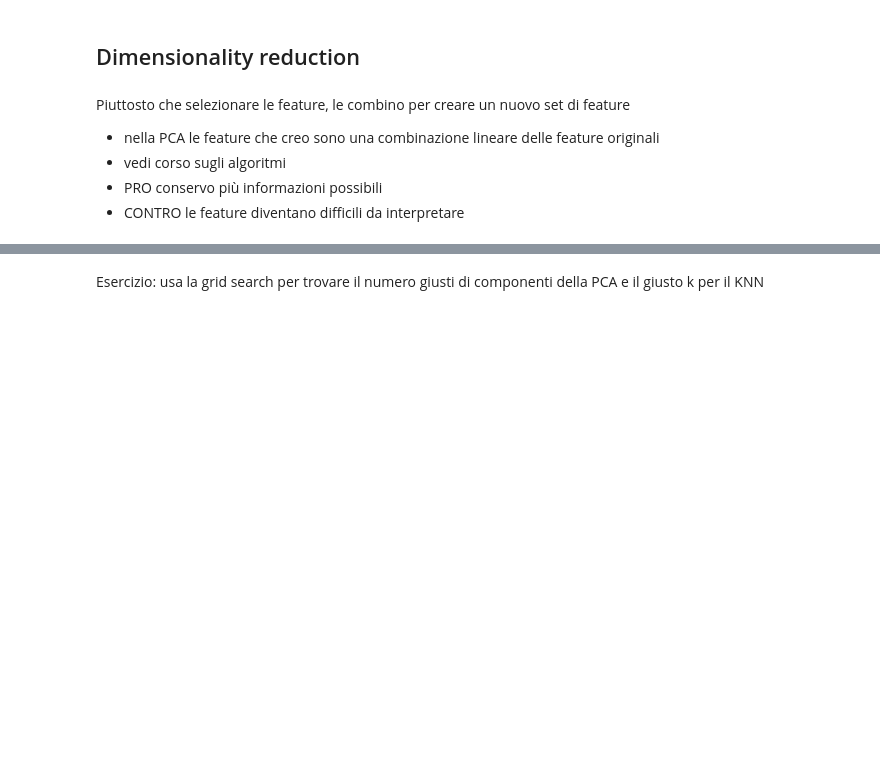
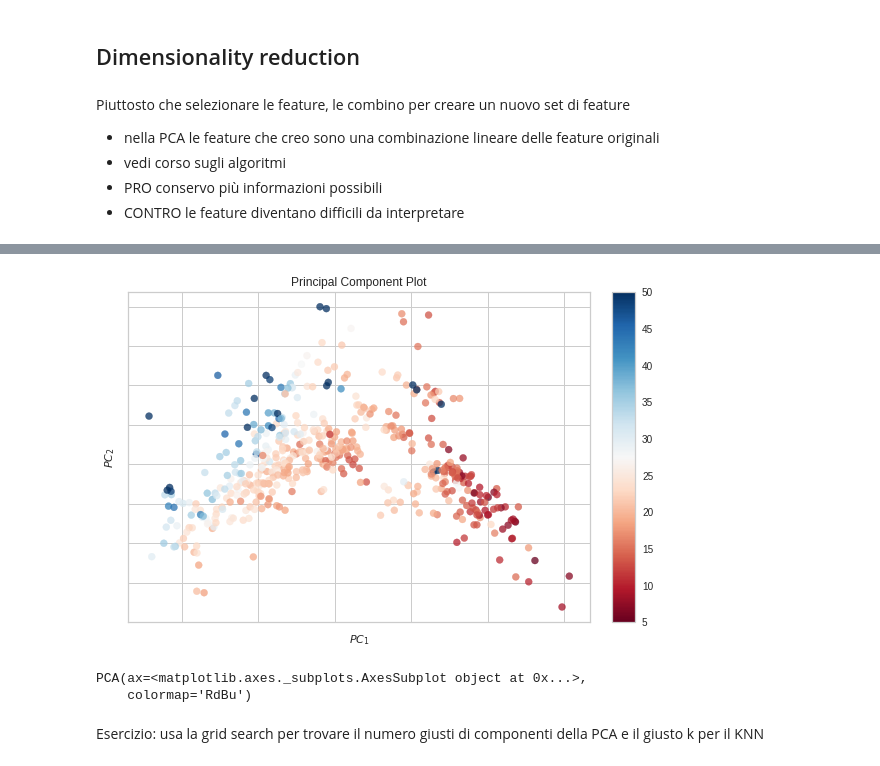
Before and after one commit to pieroit/corso_ml_python_youtube_pollo, a Jupyter notebook: prove/B09_dimensionality_reduction.ipynb, the cells around one changed output, grey strips where cells are left out. Drawn from its saved outputs; the diff is of its cells as text; code cells hidden in the pictures; blank space fills up the shorter version.

Commit message:
feat importance

```diff
--- a/prove/B09_dimensionality_reduction.ipynb
+++ b/prove/B09_dimensionality_reduction.ipynb
@@ -81,2 +75,10 @@ array([[ 0.24344686, -0.26143648,  0.34490933,  0.02458042,  0.3444445 ,
+# %%
+from yellowbrick.features import pca_decomposition
+
+pca_decomposition( X, y, scale=True )
+# %% [output]
+[figure, added]
+PCA(ax=<matplotlib.axes._subplots.AxesSubplot object at 0x...>,
+    colormap='RdBu')
 # %% [markdown]
 Esercizio: usa la grid search per trovare il numero giusti di componenti della PCA e il giusto k per il KNN
```
Also changed, not shown: parts of 6 cells of this notebook, 1 other file.
